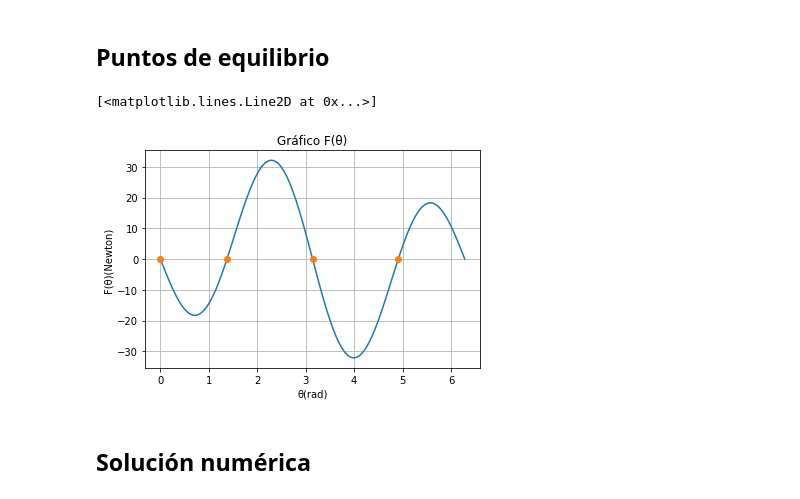
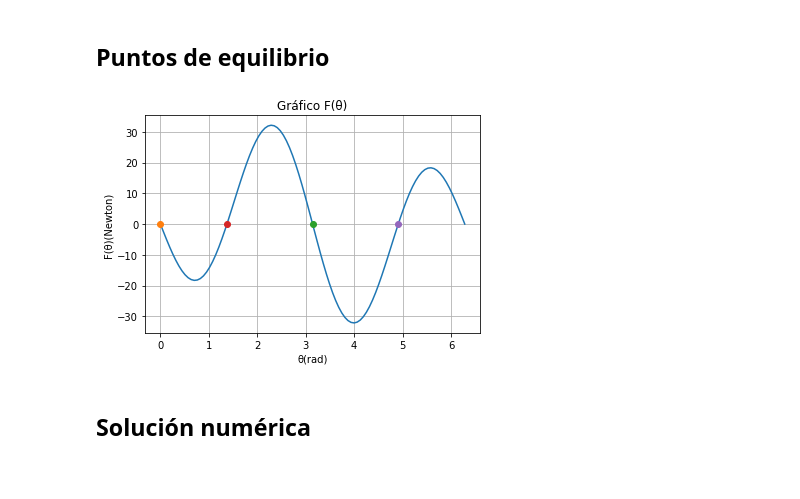
Before and after one commit to LautaroCJohnson/TP-Fisica-I, a Jupyter notebook: TP Computacional.ipynb, the cells around one changed output. Saved outputs shown, nothing was run; the diff lists cells and outputs as text; code cells hidden in the pictures.

```diff
--- a/TP Computacional.ipynb
+++ b/TP Computacional.ipynb
@@ -30,17 +36,28 @@ plt.grid()
 # %% [markdown]
 ## Puntos de equilibrio
 # %%
-y = np.sin(θ)*(-(k/m)*np.cos(θ)+g/R)
+def ecuacion_de_movimiento(θ, k, m, R):
+      return np.sin(θ)*(g/R - (k/m)*np.cos(θ))
+
+y = ecuacion_de_movimiento(θ, k, m, R)
+
+ceros = [
+    [0, 0],
+    [pi, 0],
+    [np.arccos(m*g/(k*R)), 0],
+    [2*pi - np.arccos(m*g/(k*R)), 0]
+]
 
 plt.plot(θ,y)
 plt.xlabel('θ(rad)')
 plt.ylabel('F(θ)(Newton)')
 plt.title('Gráfico F(θ)')
 plt.grid()
-plt.plot([np.arccos(m*g/(k*R)),2*pi -np.arccos(m*g/(k*R)), pi, 0], [0,0,0,0] , 'o' , label='datos')
+
+for cero in ceros:
+    plt.plot([cero[0]],[cero[1]], 'o')
 # %% [output]
-[<matplotlib.lines.Line2D at 0x...>]
-[figure, old version]
+[figure, new version]
 # %% [markdown]
 ## Solución numérica
 # %%
```
Also changed, not shown: parts of 10 cells of this notebook.
